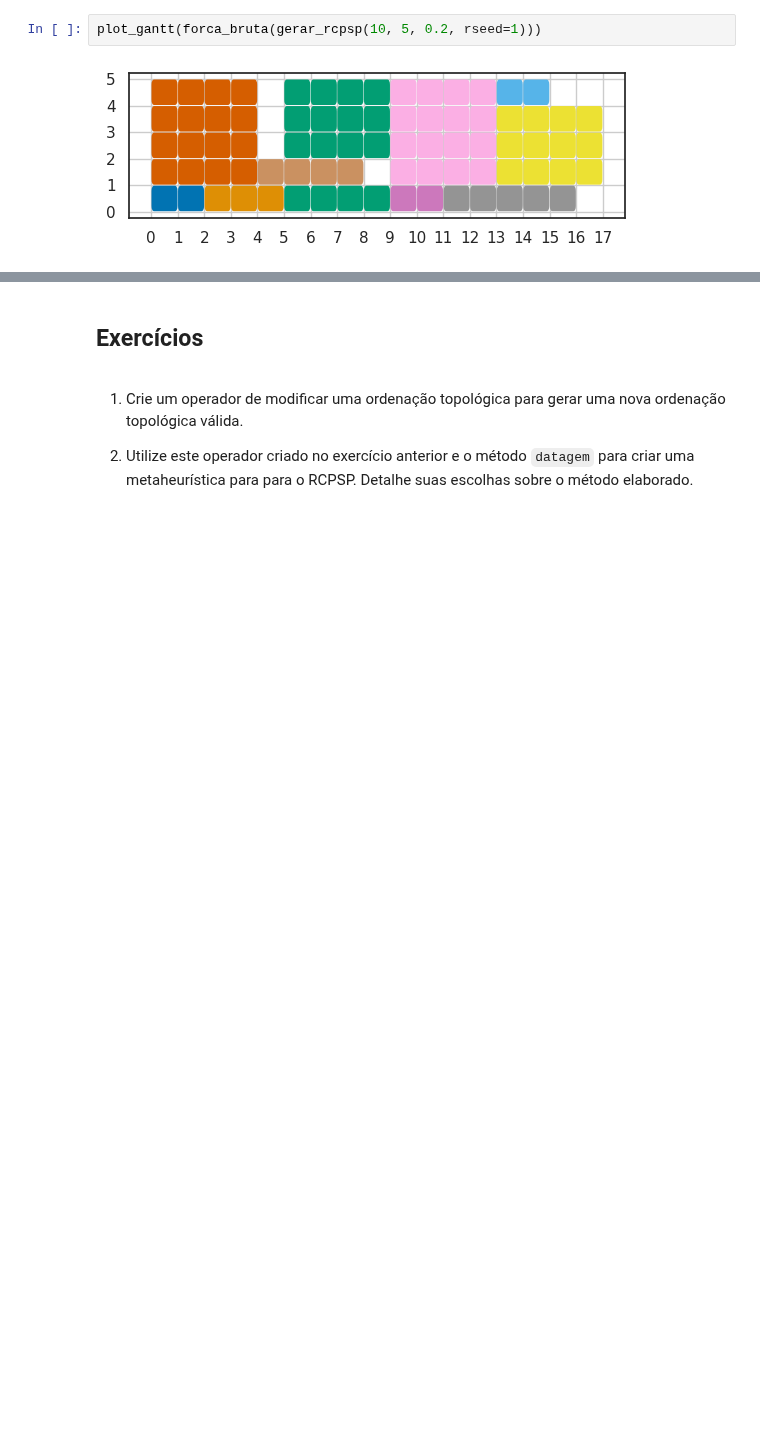
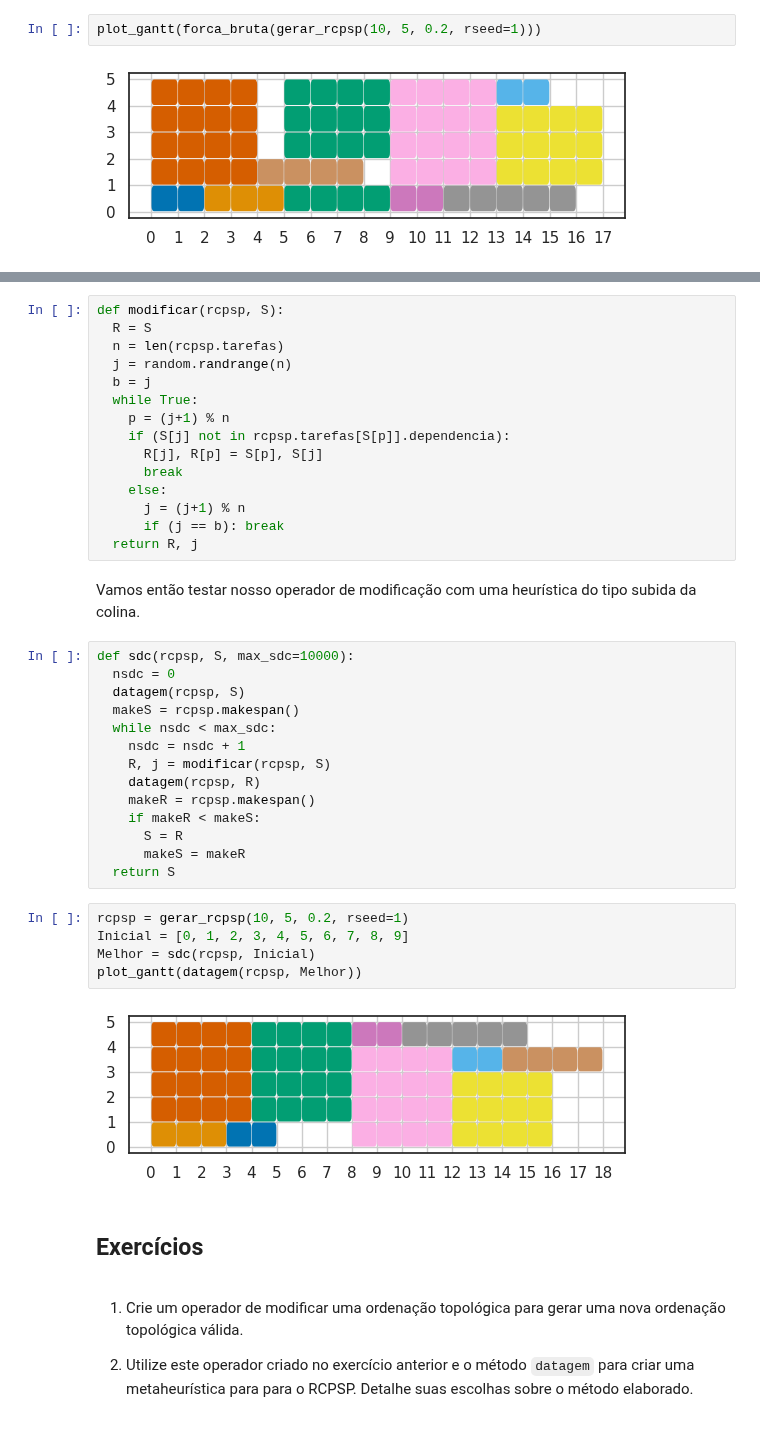
Before and after one commit to cdiegor/Metaheuristicas, a Jupyter notebook: RCPSP.ipynb, the cells around one changed output, grey strips where cells are left out. Drawn from its saved outputs; the diff is of its cells as text; blank space fills up the shorter version.

```diff
--- a/RCPSP.ipynb
+++ b/RCPSP.ipynb
@@ -431,3 +439,41 @@ plot_gantt(forca_bruta(gerar_rcpsp(10, 5, 0.2, rseed=1)))
+# %%
+def modificar(rcpsp, S):
+  R = S
+  n = len(rcpsp.tarefas)
+  j = random.randrange(n)
+  b = j
+  while True:
+    p = (j+1) % n
+    if (S[j] not in rcpsp.tarefas[S[p]].dependencia):
+      R[j], R[p] = S[p], S[j]
+      break
+    else:
+      j = (j+1) % n
+      if (j == b): break
+  return R, j
+# %% [markdown]
+Vamos então testar nosso operador de modificação com uma heurística do tipo subida da colina.
+# %%
+def sdc(rcpsp, S, max_sdc=10000):
+  nsdc = 0
+  datagem(rcpsp, S)
+  makeS = rcpsp.makespan()
+  while nsdc < max_sdc:
+    nsdc = nsdc + 1
+    R, j = modificar(rcpsp, S)
+    datagem(rcpsp, R)
+    makeR = rcpsp.makespan()
+    if makeR < makeS:
+      S = R
+      makeS = makeR
+  return S
+# %%
+rcpsp = gerar_rcpsp(10, 5, 0.2, rseed=1)
+Inicial = [0, 1, 2, 3, 4, 5, 6, 7, 8, 9]
+Melhor = sdc(rcpsp, Inicial)
+plot_gantt(datagem(rcpsp, Melhor))
+# %% [output]
+[figure, added]
 # %% [markdown]
 ## Exercícios
 # %% [markdown]
```
Also changed, not shown: parts of 3 cells of this notebook.
